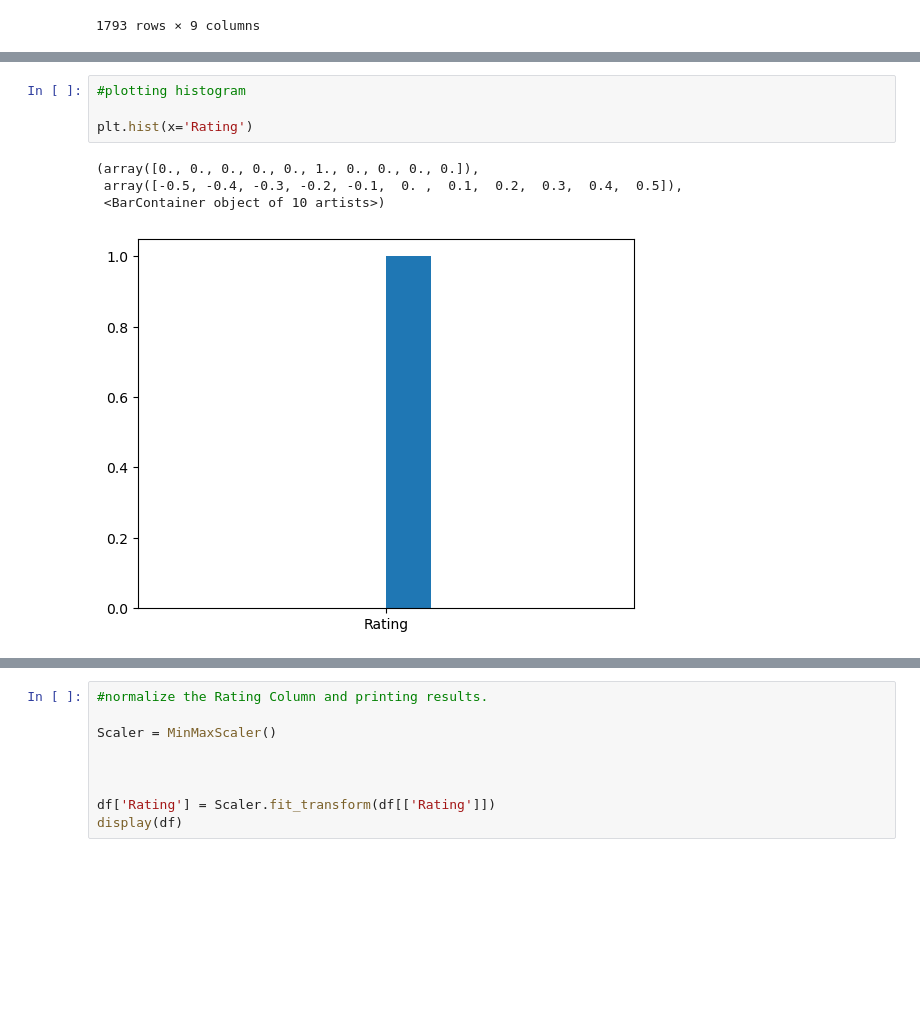
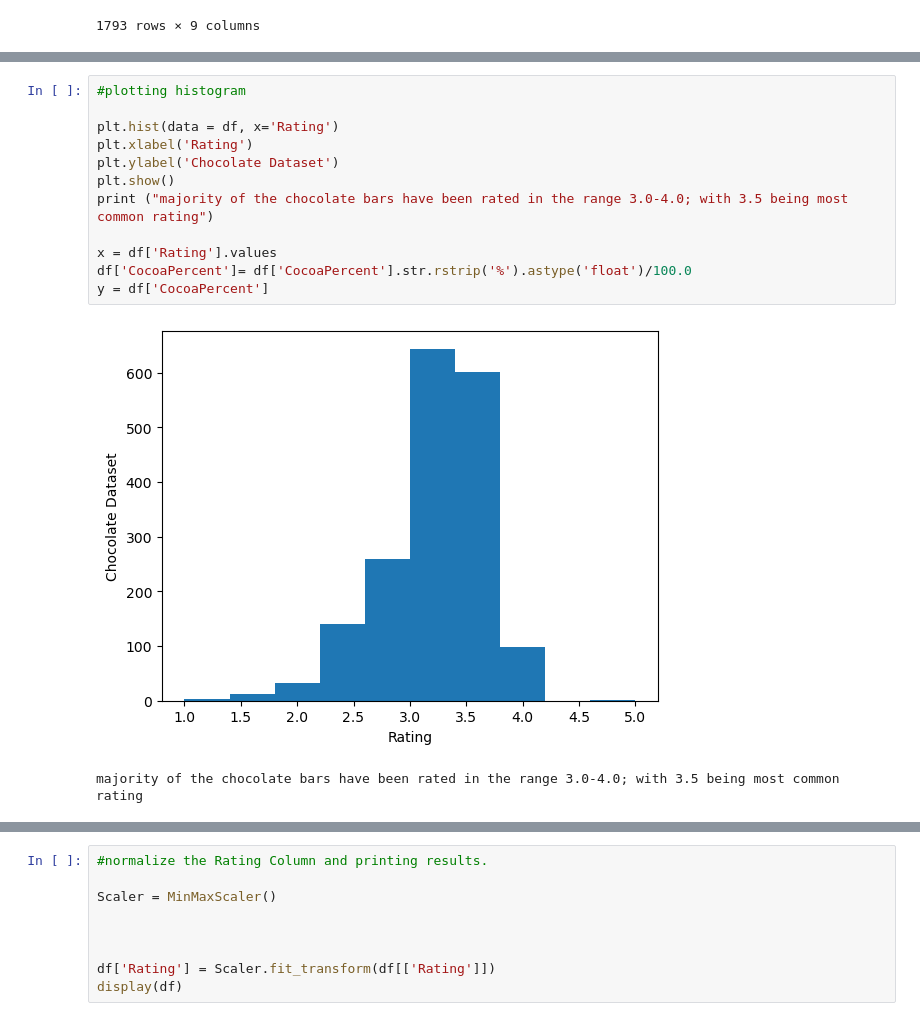
Before and after one commit to neeldeodhar/chocolate, a Jupyter notebook: chocolate dataset (jupyter).ipynb, the cells around one changed output, grey strips where cells are left out. Drawn from its saved outputs; the diff is of its cells as text; blank space fills up the shorter version.

```diff
--- a/chocolate dataset (jupyter).ipynb
+++ b/chocolate dataset (jupyter).ipynb
@@ -70,12 +73,18 @@ print (df['BeanType'].isnull().sum())
 # %%
 #plotting histogram
 
-plt.hist(x='Rating')
+plt.hist(data = df, x='Rating')
+plt.xlabel('Rating')
+plt.ylabel('Chocolate Dataset')
+plt.show()
+print ("majority of the chocolate bars have been rated in the range 3.0-4.0; with 3.5 being most common rating")
+
+x = df['Rating'].values
+df['CocoaPercent']= df['CocoaPercent'].str.rstrip('%').astype('float')/100.0
+y = df['CocoaPercent']
 # %% [output]
+[figure, new version]
-(array([0., 0., 0., 0., 0., 1., 0., 0., 0., 0.]),
- array([-0.5, -0.4, -0.3, -0.2, -0.1,  0. ,  0.1,  0.2,  0.3,  0.4,  0.5]),
- <BarContainer object of 10 artists>)
+majority of the chocolate bars have been rated in the range 3.0-4.0; with 3.5 being most common rating
-[figure, old version]
 # %%
 #plotting converted numerical Cocoa Percent Values against Rating Values
 #scatter plot
```
Also changed, not shown: parts of 2 cells of this notebook.
